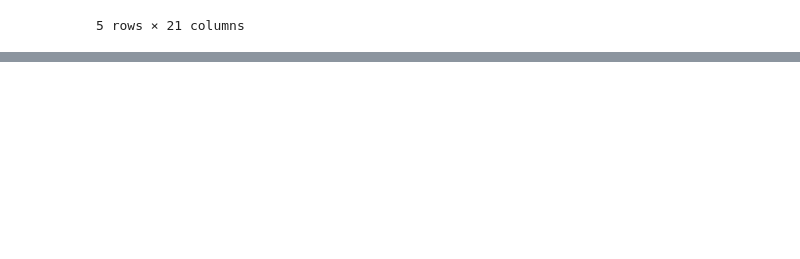
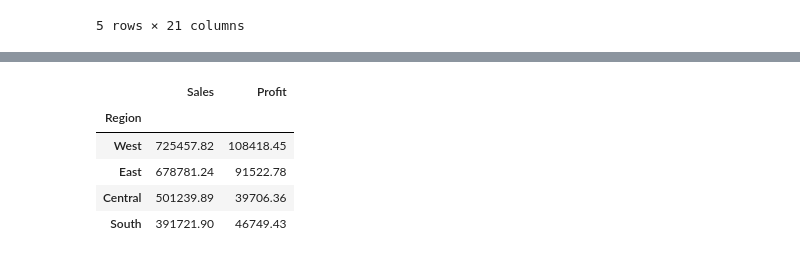
Before and after one commit to Suyogpr/sales-data-analysis, a Jupyter notebook: notebook.ipynb, the cells around one changed output, grey strips where cells are left out. Cells and saved outputs as stored; diff of their text form; code cells hidden in the pictures; blank space fills up the shorter version.

```diff
--- a/notebook.ipynb
+++ b/notebook.ipynb
@@ -14,0 +135,15 @@ df.head()
+# %%
+region_analysis = (
+    df.groupby("Region")[["Sales", "Profit"]]
+      .sum()
+      .sort_values("Sales", ascending=False)
+)
+
+region_analysis.round(2)
+# %% [output]
+|  | Sales | Profit |
+| Region |  |  |
+| West | 725457.82 | 108418.45 |
+| East | 678781.24 | 91522.78 |
+| Central | 501239.89 | 39706.36 |
+| South | 391721.90 | 46749.43 |
```
Also changed, not shown: parts of 17 cells of this notebook.
